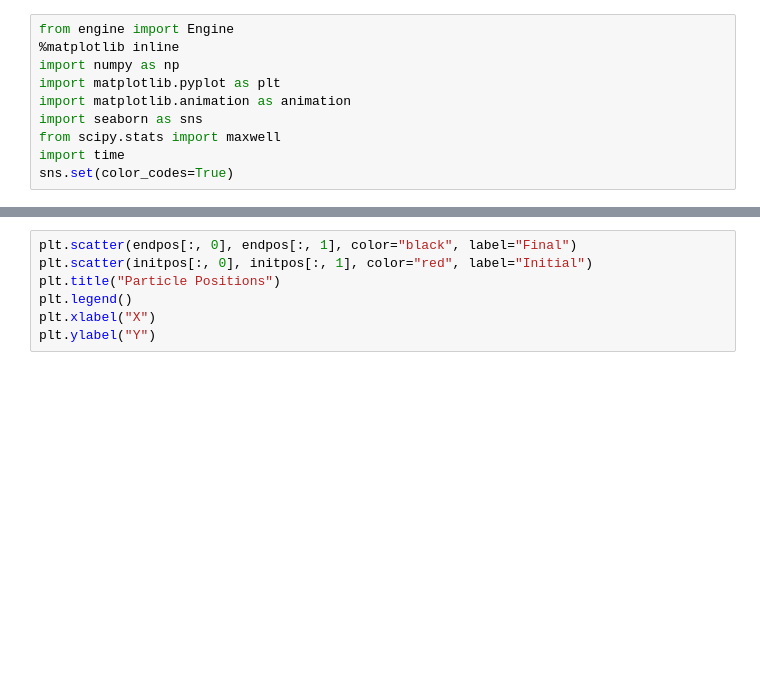
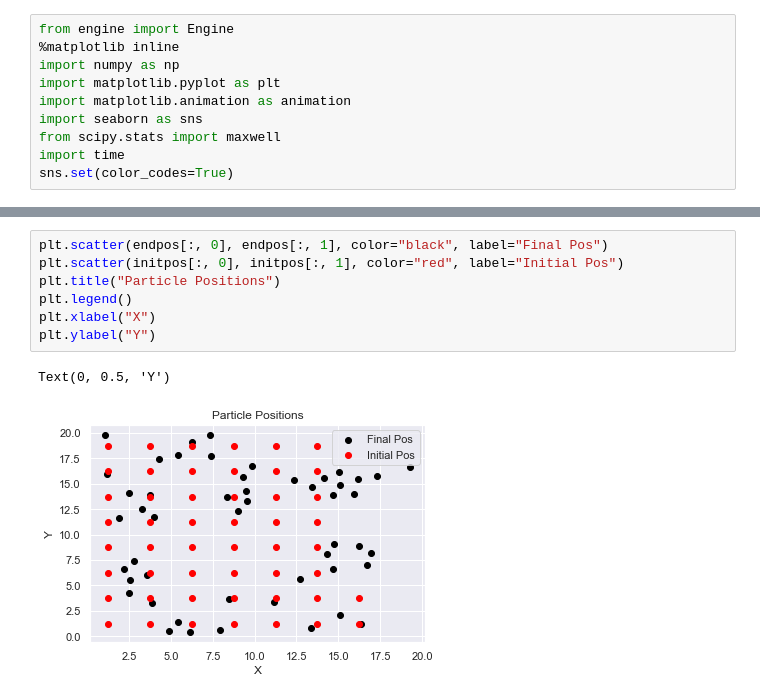
Before and after one commit to rzhadev/sketchmm, a Jupyter notebook: test.ipynb, the cells around one changed output, grey strips where cells are left out. Drawn from its saved outputs; the diff is of its cells as text; blank space fills up the shorter version.

```diff
--- a/test.ipynb
+++ b/test.ipynb
@@ -53,7 +65,10 @@ plt.ylabel("Frequency")
 # %%
-plt.scatter(endpos[:, 0], endpos[:, 1], color="black", label="Final")
-plt.scatter(initpos[:, 0], initpos[:, 1], color="red", label="Initial")
+plt.scatter(endpos[:, 0], endpos[:, 1], color="black", label="Final Pos")
+plt.scatter(initpos[:, 0], initpos[:, 1], color="red", label="Initial Pos")
 plt.title("Particle Positions")
 plt.legend()
 plt.xlabel("X")
 plt.ylabel("Y")
+# %% [output]
+Text(0, 0.5, 'Y')
+[figure, added]
```
Also changed, not shown: parts of 12 cells of this notebook, 3 other files.
